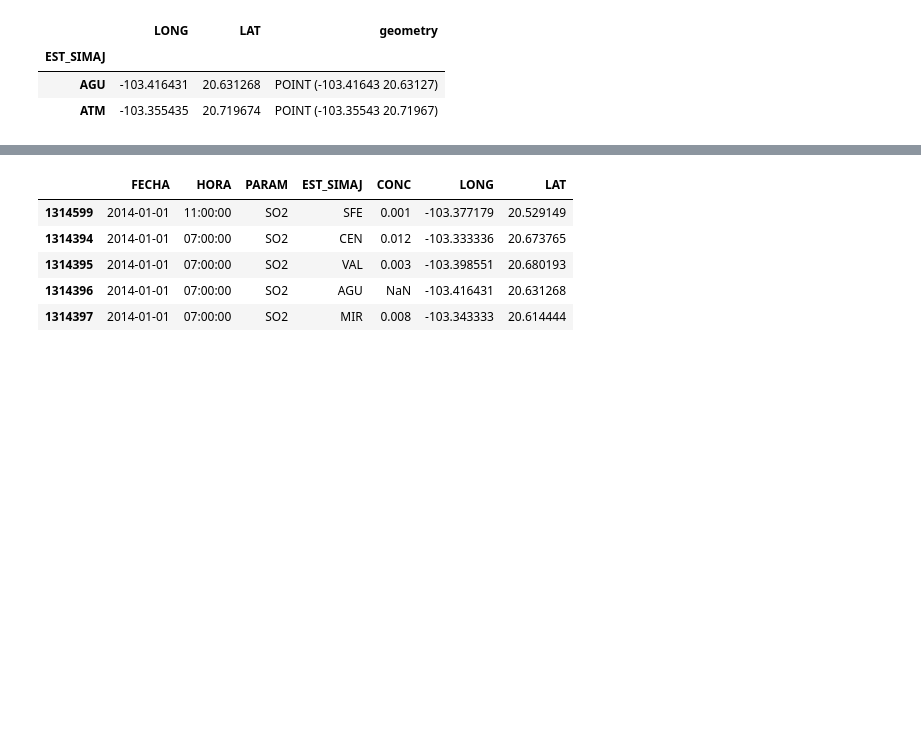
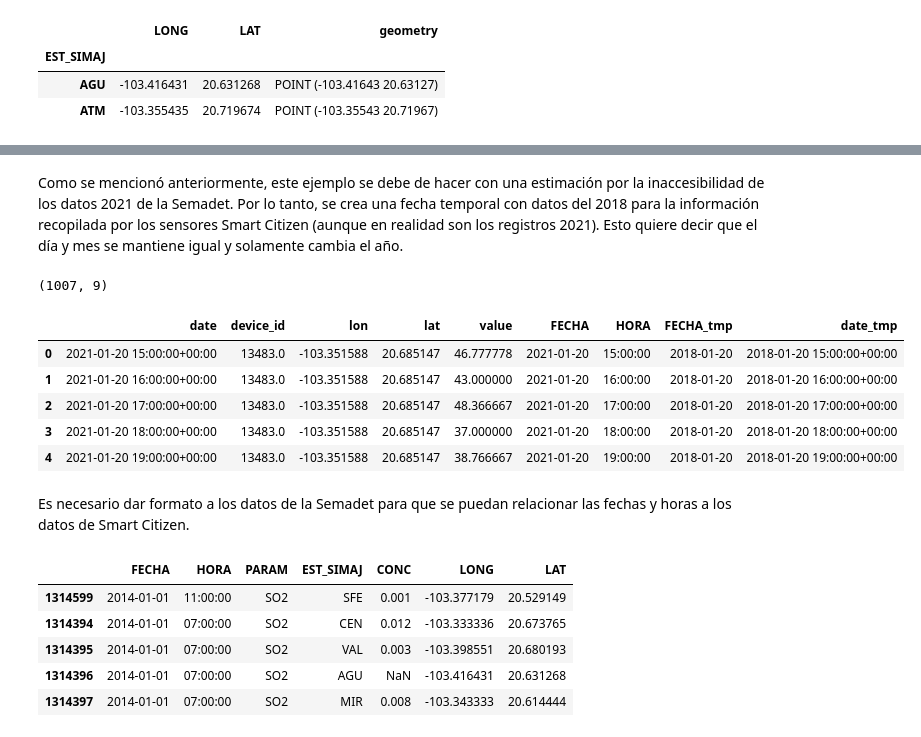
Before and after one commit to lac-analytics/gdlaire, a Jupyter notebook: notebooks/13-Compare_SIMAJ_SCK.ipynb, the cells around one changed output, grey strips where cells are left out. Drawn from its saved outputs; the diff is of its cells as text; code cells hidden in the pictures; blank space fills up the shorter version.

Commit message:
Entrega para PIP2

```diff
--- a/notebooks/13-Compare_SIMAJ_SCK.ipynb
+++ b/notebooks/13-Compare_SIMAJ_SCK.ipynb
@@ -23,0 +46,5 @@ colors = ['7A76C2', 'ff6e9c98', 'f62196', '18c0c4', 'f3907e', '66E9EC']
+# %%
+gdf = aqiGDL.gdf_from_db('smartcitizen', 'public')
+gdf.drop_duplicates(inplace=True)
+print(gdf.shape)
+gdf.head(5)
@@ -110,3 +146,24 @@ simaj_est.head(2)
+# %% [markdown]
+Como se mencionó anteriormente, este ejemplo se debe de hacer con una estimación por la inaccesibilidad de los datos 2021 de la Semadet. Por lo tanto, se crea una fecha temporal con datos del 2018 para la información recopilada por los sensores Smart Citizen (aunque en realidad son los registros 2021). Esto quiere decir que el día y mes se mantiene igual y solamente cambia el año.
+# %%
+gdf_param.reset_index(inplace=True)
+gdf_param['FECHA'] = gdf_param.date.dt.date
+gdf_param.FECHA = gdf_param.FECHA.astype('str')
+gdf_param['HORA'] = gdf_param.date.dt.time
+gdf_param['FECHA_tmp'] = gdf_param.apply(lambda row: '2018-'+str(row.loc['FECHA'][5:7])+str(row.loc['FECHA'][7:]), axis=1)
+gdf_param['date_tmp'] = gdf_param['date'] - pd.DateOffset(years=3)
+print(gdf_param.shape)
+gdf_param.head(5)
+# %% [output]
+(1007, 9)
+|  | date | device_id | lon | lat | value | FECHA | HORA | FECHA_tmp | date_tmp |
+| 0 | 2021-01-20 15:00:00+00:00 | 13483.0 | -103.351588 | 20.685147 | 46.777778 | 2021-01-20 | 15:00:00 | 2018-01-20 | 2018-01-20 15:00:00+00:00 |
+| 1 | 2021-01-20 16:00:00+00:00 | 13483.0 | -103.351588 | 20.685147 | 43.000000 | 2021-01-20 | 16:00:00 | 2018-01-20 | 2018-01-20 16:00:00+00:00 |
+| 2 | 2021-01-20 17:00:00+00:00 | 13483.0 | -103.351588 | 20.685147 | 48.366667 | 2021-01-20 | 17:00:00 | 2018-01-20 | 2018-01-20 17:00:00+00:00 |
+| 3 | 2021-01-20 18:00:00+00:00 | 13483.0 | -103.351588 | 20.685147 | 37.000000 | 2021-01-20 | 18:00:00 | 2018-01-20 | 2018-01-20 18:00:00+00:00 |
+| 4 | 2021-01-20 19:00:00+00:00 | 13483.0 | -103.351588 | 20.685147 | 38.766667 | 2021-01-20 | 19:00:00 | 2018-01-20 | 2018-01-20 19:00:00+00:00 |
+# %% [markdown]
+Es necesario dar formato a los datos de la Semadet para que se puedan relacionar las fechas y horas a los datos de Smart Citizen.
 # %%
 df_test = df.copy()
 df_test['FECHA'] = pd.to_datetime(df_test['FECHA'])
```
Also changed, not shown: parts of 41 cells of this notebook, 25 other files.
